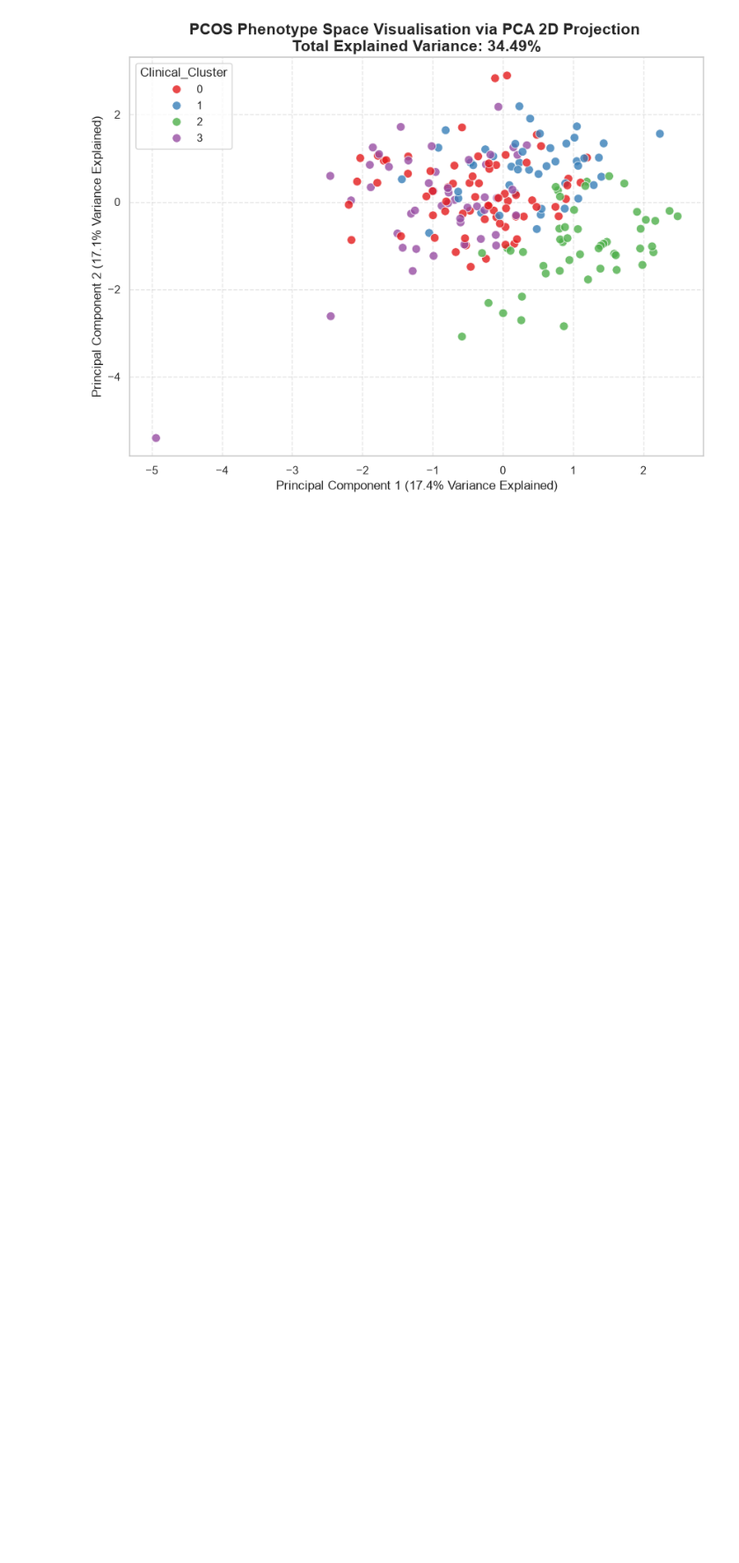
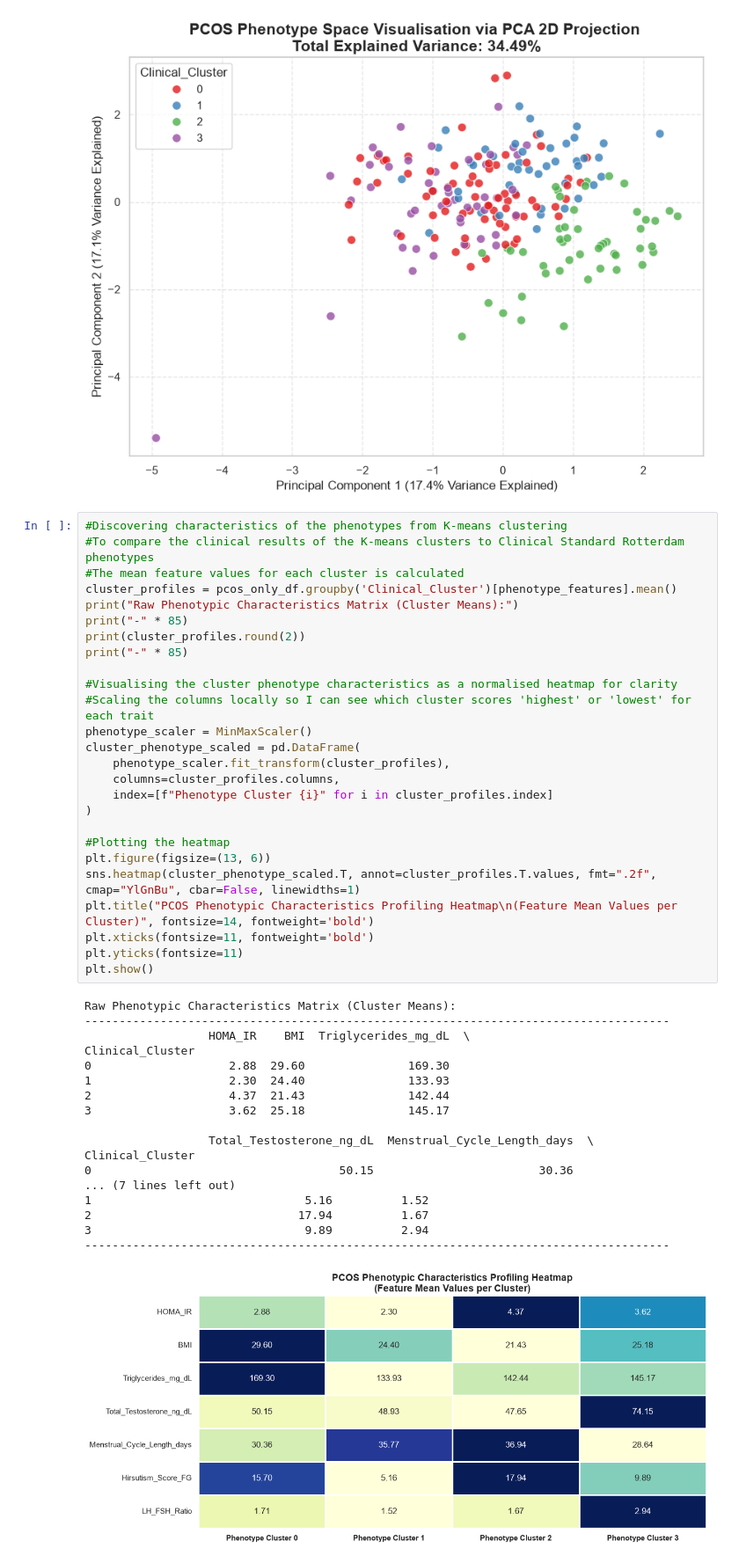
Before and after one commit to lbaxendale/masters_project, a Jupyter notebook: experimentation.ipynb, the cells around one changed output. Shown at 88% size. Saved outputs shown, nothing was run; the diff lists cells and outputs as text; blank space fills up the shorter version.

Commit message:
Implemented visualisation and evaluation techniques to assess the K-means phenotype clusters and compare them to Rotterdam PCOS phenotypes.

```diff
--- a/experimentation.ipynb
+++ b/experimentation.ipynb
@@ -337,3 +338,48 @@ plt.grid(True, linestyle='--', alpha=0.5)
 plt.show()
 # %% [output]
 [figure]
+# %%
+#Discovering characteristics of the phenotypes from K-means clustering
+#To compare the clinical results of the K-means clusters to Clinical Standard Rotterdam phenotypes
+#The mean feature values for each cluster is calculated
+cluster_profiles = pcos_only_df.groupby('Clinical_Cluster')[phenotype_features].mean()
+print("Raw Phenotypic Characteristics Matrix (Cluster Means):")
+print("-" * 85)
+print(cluster_profiles.round(2))
+print("-" * 85)
+
+#Visualising the cluster phenotype characteristics as a normalised heatmap for clarity
+#Scaling the columns locally so I can see which cluster scores 'highest' or 'lowest' for each trait
+phenotype_scaler = MinMaxScaler()
+cluster_phenotype_scaled = pd.DataFrame(
+    phenotype_scaler.fit_transform(cluster_profiles),
+    columns=cluster_profiles.columns,
+    index=[f"Phenotype Cluster {i}" for i in cluster_profiles.index]
+)
+
+#Plotting the heatmap
+plt.figure(figsize=(13, 6))
+sns.heatmap(cluster_phenotype_scaled.T, annot=cluster_profiles.T.values, fmt=".2f", cmap="YlGnBu", cbar=False, linewidths=1)
+plt.title("PCOS Phenotypic Characteristics Profiling Heatmap\n(Feature Mean Values per Cluster)", fontsize=14, fontweight='bold')
+plt.xticks(fontsize=11, fontweight='bold')
+plt.yticks(fontsize=11)
+plt.show()
+# %% [output]
+Raw Phenotypic Characteristics Matrix (Cluster Means):
+-------------------------------------------------------------------------------------
+                  HOMA_IR    BMI  Triglycerides_mg_dL  \
+Clinical_Cluster
+0                    2.88  29.60               169.30
+1                    2.30  24.40               133.93
+2                    4.37  21.43               142.44
+3                    3.62  25.18               145.17
+
+                  Total_Testosterone_ng_dL  Menstrual_Cycle_Length_days  \
+Clinical_Cluster
+0                                    50.15                        30.36
+... (7 lines left out)
+1                               5.16          1.52
+2                              17.94          1.67
+3                               9.89          2.94
+-------------------------------------------------------------------------------------
+[figure, added]
```
Also changed, not shown: parts of 2 cells of this notebook.
